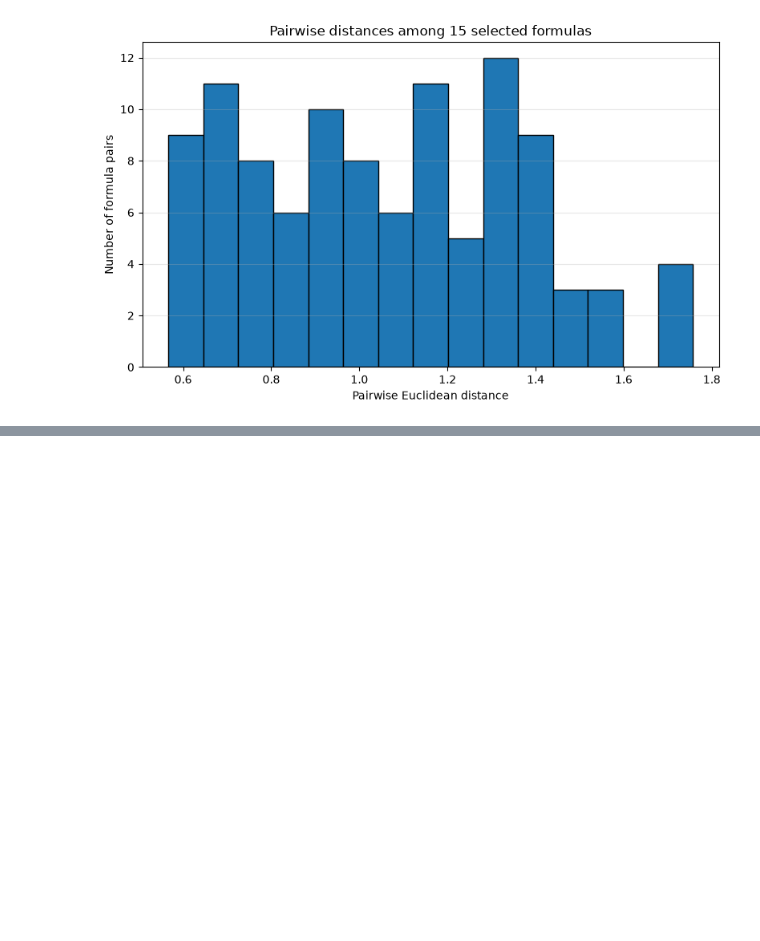
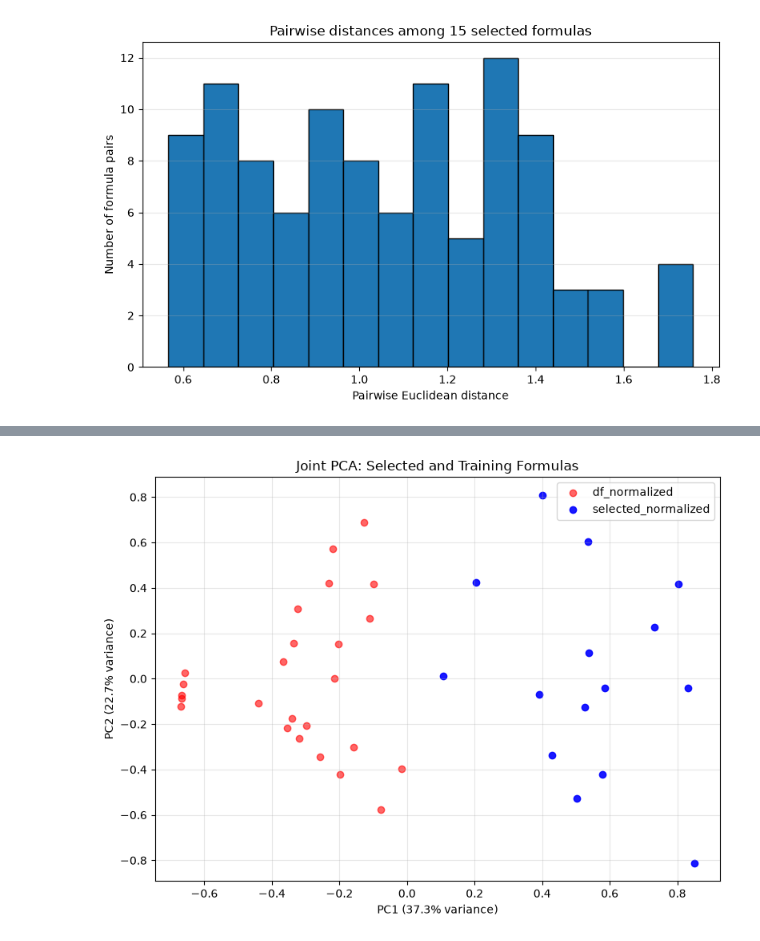
Before and after one commit to brookeb2000/foam-project, a Jupyter notebook: notebooks/0.14-bab-pick-formulas.ipynb, the cells around one changed output, grey strips where cells are left out. Cells and saved outputs as stored; diff of their text form; code cells hidden in the pictures; blank space fills up the shorter version.

```diff
--- a/notebooks/0.14-bab-pick-formulas.ipynb
+++ b/notebooks/0.14-bab-pick-formulas.ipynb
@@ -371,0 +402,48 @@ Number of formula pairs: 105
+# %%
+# PCA plot of the selected formulas and the training data
+
+import matplotlib.pyplot as plt
+import numpy as np
+from sklearn.decomposition import PCA
+
+formula_cols = ["TEM", "Joncryl", "NC513", "PEG-DE", "NGDE"]
+
+training_values = df_normalized[formula_cols].to_numpy(dtype=float)
+selected_values = selected_normalized[formula_cols].to_numpy(dtype=float)
+
+if not np.isfinite(training_values).all() or not np.isfinite(selected_values).all():
+    raise ValueError("Formula data contains missing or non-finite values.")
+
+# Combine both sets before fitting PCA
+all_values = np.vstack([training_values, selected_values])
+
+if min(all_values.shape) < 2:
+    raise ValueError("PCA with two components needs at least 2 rows and 2 formula columns.")
+
+pca = PCA(n_components=2)
+all_pcs = pca.fit_transform(all_values)
+
+# Split the joint PCA coordinates back into the two sets
+n_training = len(training_values)
+training_pcs = all_pcs[:n_training]
+selected_pcs = all_pcs[n_training:]
+
+plt.figure(figsize=(8, 6))
+plt.scatter(
+    training_pcs[:, 0], training_pcs[:, 1],
+    color="red", alpha=0.6, label="df_normalized"
+)
+plt.scatter(
+    selected_pcs[:, 0], selected_pcs[:, 1],
+    color="blue", alpha=0.9, label="selected_normalized"
+)
+
+plt.xlabel(f"PC1 ({pca.explained_variance_ratio_[0]:.1%} variance)")
+plt.ylabel(f"PC2 ({pca.explained_variance_ratio_[1]:.1%} variance)")
+plt.title("Joint PCA: Selected and Training Formulas")
+plt.legend()
+plt.grid(alpha=0.3)
+plt.tight_layout()
+plt.show()
+# %% [output]
+[figure, added]
```
Also changed, not shown: parts of 1 cell of this notebook.
